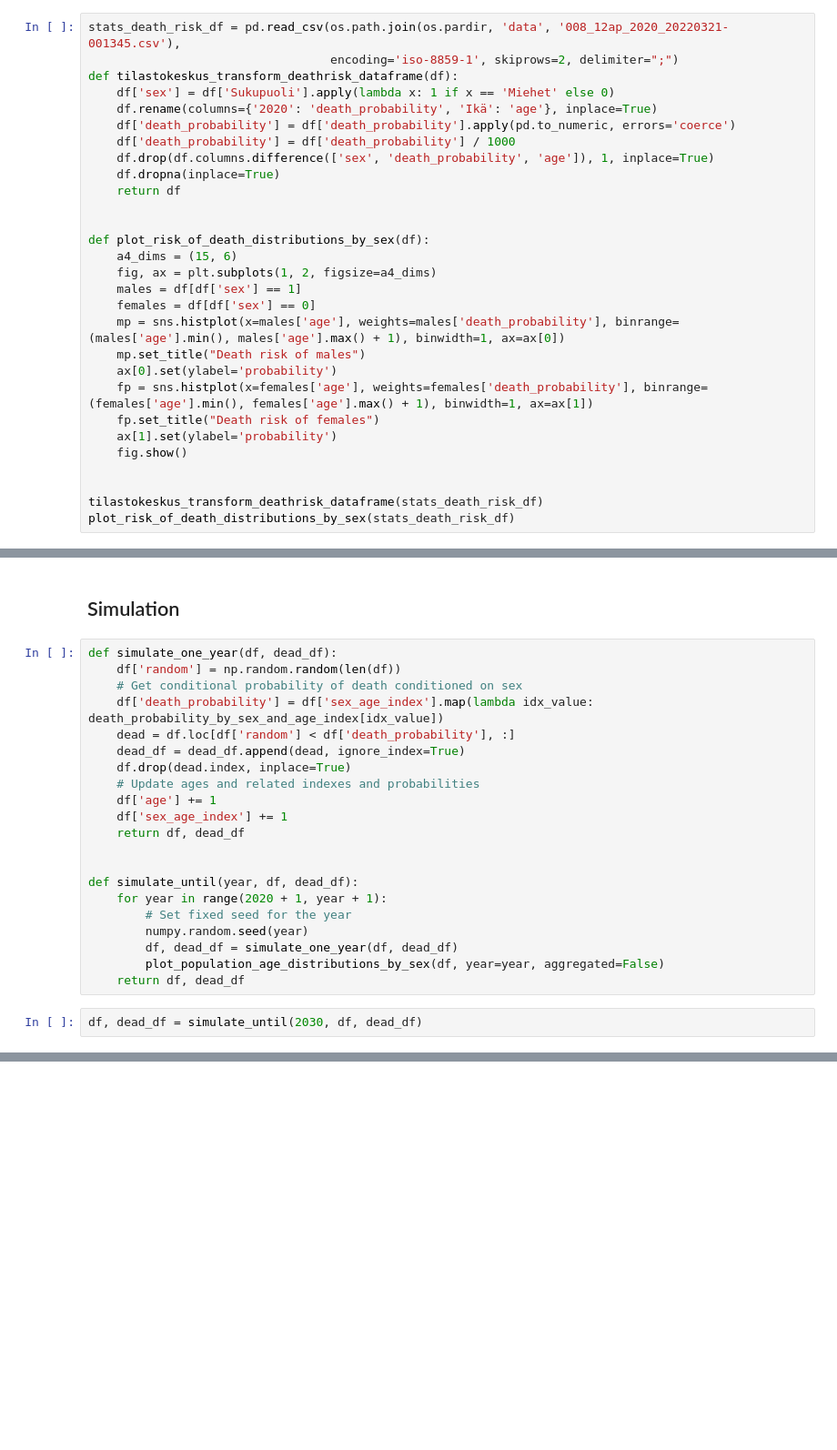
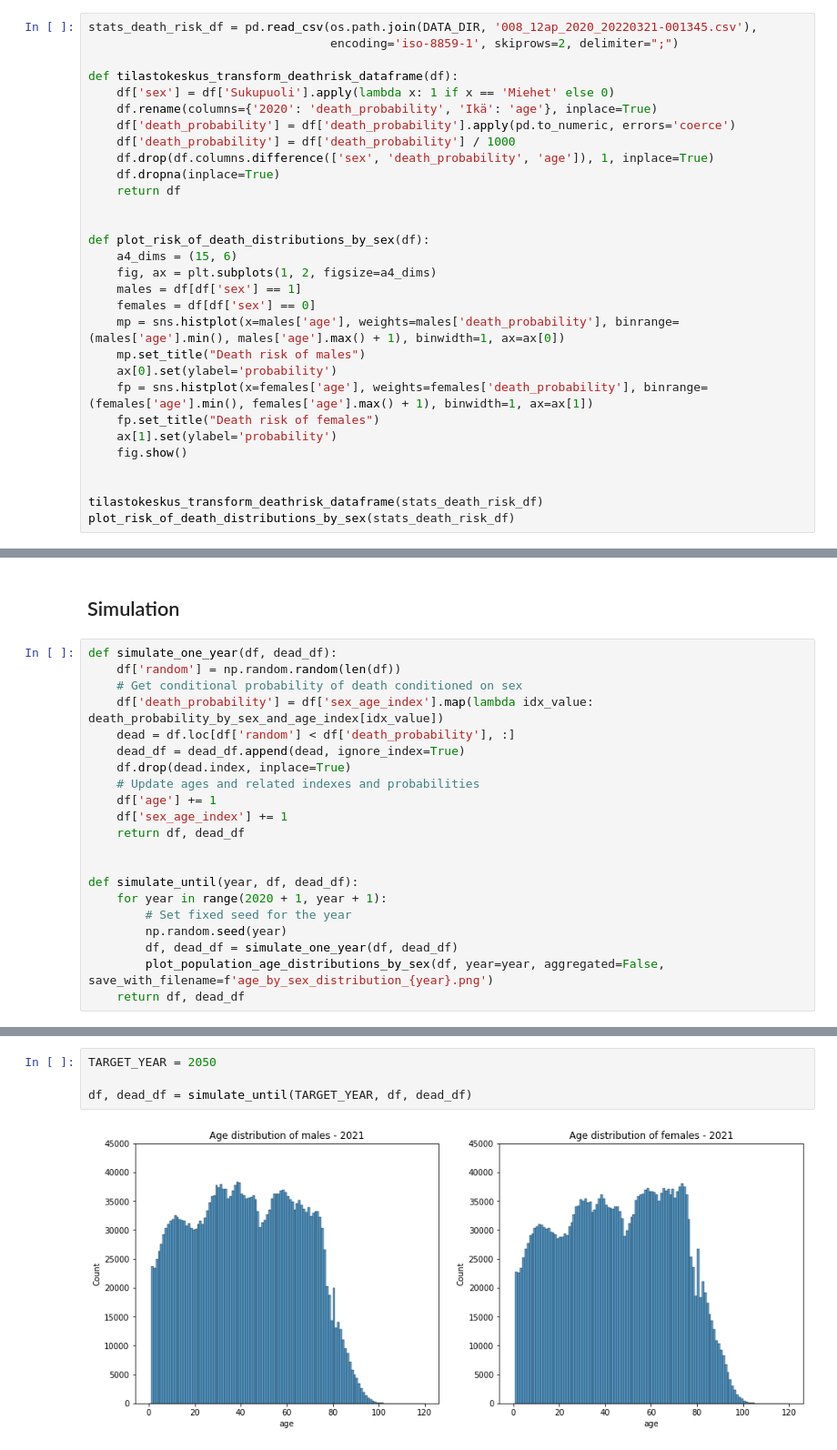
Before and after one commit to skupsala/population-simulation, a Jupyter notebook: notebooks/simulation.ipynb, the cells around one changed output, grey strips where cells are left out. Shown at 91% size. Cells and saved outputs as stored; diff of their text form; blank space fills up the shorter version.

```diff
--- a/notebooks/simulation.ipynb
+++ b/notebooks/simulation.ipynb
@@ -122,8 +135,9 @@ plot_lifetime_distributions_by_sex(stats_lifetime_df)
 # %% [markdown]
 ### Risk of death
 # %%
-stats_death_risk_df = pd.read_csv(os.path.join(os.pardir, 'data', '008_12ap_2020_20220321-001345.csv'),
+stats_death_risk_df = pd.read_csv(os.path.join(DATA_DIR, '008_12ap_2020_20220321-001345.csv'),
                                   encoding='iso-8859-1', skiprows=2, delimiter=";")
+
 def tilastokeskus_transform_deathrisk_dataframe(df):
     df['sex'] = df['Sukupuoli'].apply(lambda x: 1 if x == 'Miehet' else 0)
     df.rename(columns={'2020': 'death_probability', 'Ikä': 'age'}, inplace=True)
@@ -226,9 +259,7 @@ def simulate_one_year(df, dead_df):
 def simulate_until(year, df, dead_df):
     for year in range(2020 + 1, year + 1):
         # Set fixed seed for the year
-        numpy.random.seed(year)
+        np.random.seed(year)
         df, dead_df = simulate_one_year(df, dead_df)
-        plot_population_age_distributions_by_sex(df, year=year, aggregated=False)
+        plot_population_age_distributions_by_sex(df, year=year, aggregated=False, save_with_filename=f'age_by_sex_distribution_{year}.png')
     return df, dead_df
-# %%
-df, dead_df = simulate_until(2030, df, dead_df)
@@ -245,0 +266,6 @@ df, dead_df = simulate_until(2030, df, dead_df)
+# %%
+TARGET_YEAR = 2050
+
+df, dead_df = simulate_until(TARGET_YEAR, df, dead_df)
+# %% [output]
+[figure, added]
```
Also changed, not shown: parts of 13 cells of this notebook, 2 other files.
